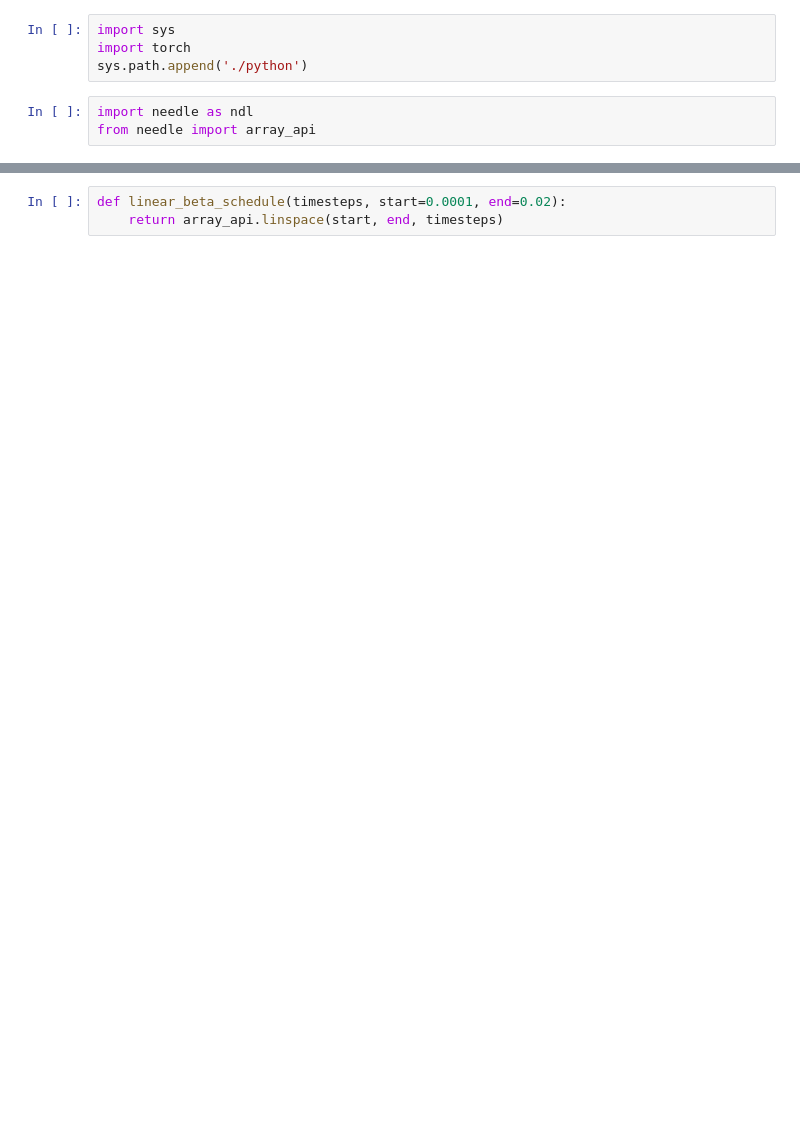
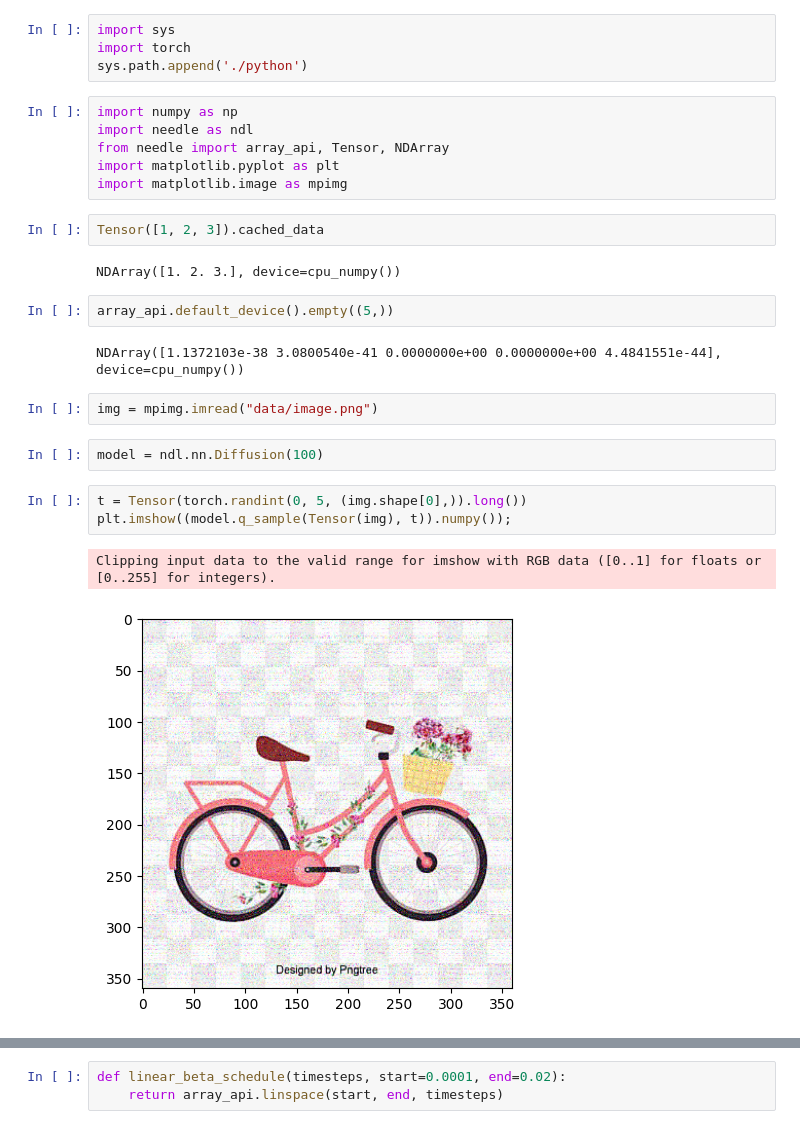
Before and after one commit to Edyarich/dlsystems-final-project, a Jupyter notebook: forward.ipynb, the cells around one changed output, grey strips where cells are left out. Cells and saved outputs as stored; diff of their text form; blank space fills up the shorter version.

Commit message:
l1 loss nn.Diffusion forward

```diff
--- a/forward.ipynb
+++ b/forward.ipynb
@@ -3,5 +3,26 @@ import sys
 import torch
 sys.path.append('./python')
 # %%
+import numpy as np
 import needle as ndl
-from needle import array_api
+from needle import array_api, Tensor, NDArray
+import matplotlib.pyplot as plt
+import matplotlib.image as mpimg
+# %%
+Tensor([1, 2, 3]).cached_data
+# %% [output]
+NDArray([1. 2. 3.], device=cpu_numpy())
+# %%
+array_api.default_device().empty((5,))
+# %% [output]
+NDArray([1.1372103e-38 3.0800540e-41 0.0000000e+00 0.0000000e+00 4.4841551e-44], device=cpu_numpy())
+# %%
+img = mpimg.imread("data/image.png")
+# %%
+model = ndl.nn.Diffusion(100)
+# %%
+t = Tensor(torch.randint(0, 5, (img.shape[0],)).long())
+plt.imshow((model.q_sample(Tensor(img), t)).numpy());
+# %% [output]
+Clipping input data to the valid range for imshow with RGB data ([0..1] for floats or [0..255] for integers).
+[figure, added]
```
Also changed, not shown: parts of 9 cells of this notebook, 38 other files.
